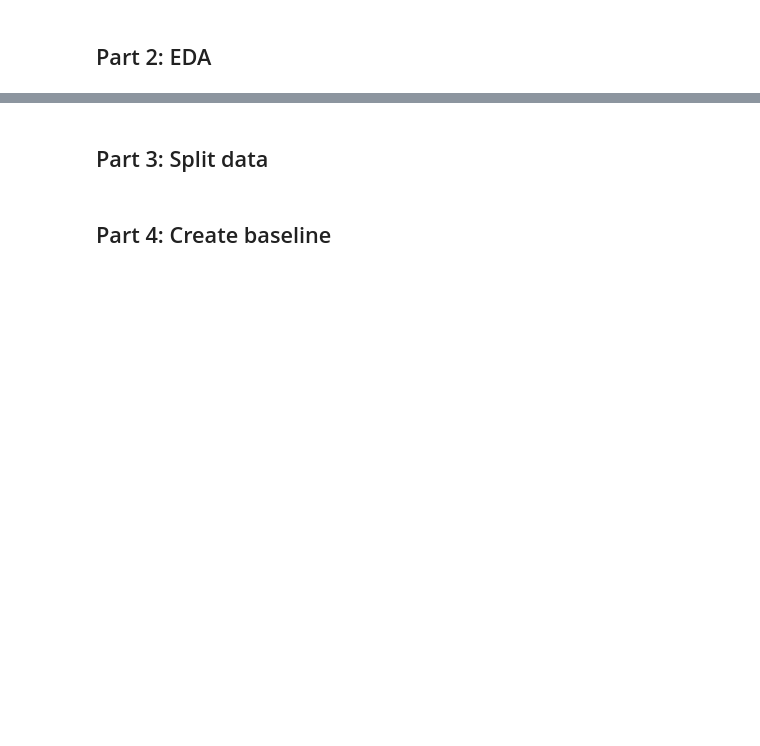
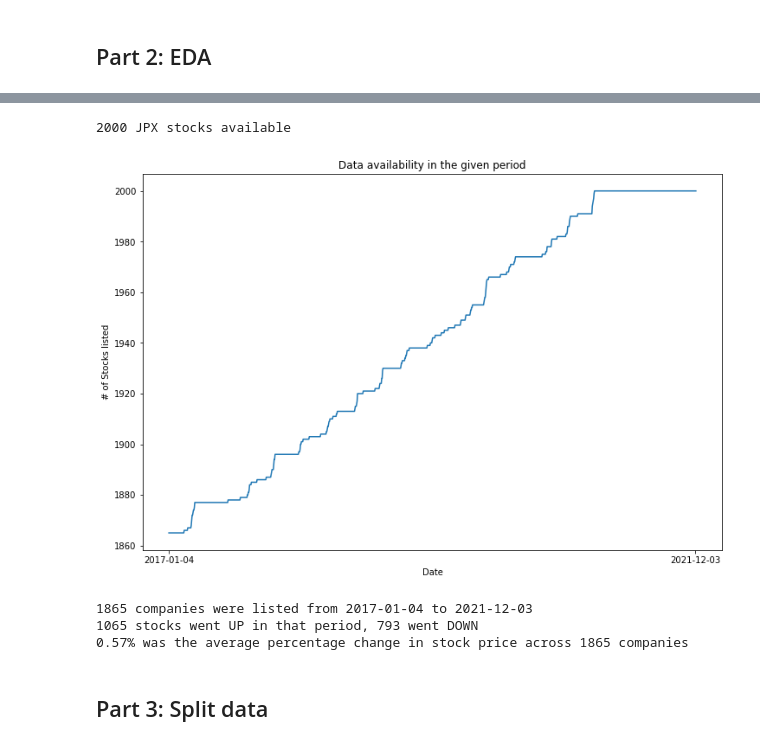
Before and after one commit to JingweiZhang2017/JPX_Tokyo_Stock_Exchange_Prediction, a Jupyter notebook: exploration/stas.ipynb, the cells around one changed output, grey strips where cells are left out. Saved outputs shown, nothing was run; the diff lists cells and outputs as text; code cells hidden in the pictures; blank space fills up the shorter version.

```diff
--- a/exploration/stas.ipynb
+++ b/exploration/stas.ipynb
@@ -36,0 +26,18 @@ stock_prices
+# %%
+stocks = stock_prices['SecuritiesCode'].unique().tolist()
+print(f'{len(stocks)} JPX stocks available')
+# %% [output]
+2000 JPX stocks available
+# %%
+dates = stock_prices.groupby('Date').count().index.tolist()
+num_listed = stock_prices.groupby('Date').count()['RowId'].values.tolist()
+
+plt.figure(figsize=[12,8])
+plt.plot(num_listed)
+plt.xticks([0,1200],[dates[0],dates[-1]])
+plt.xlabel('Date')
+plt.ylabel('# of Stocks listed')
+plt.title('Data availability in the given period')
+plt.show()
+# %% [output]
+[figure, added]
@@ -37,4 +50,10 @@ stock_prices
+# %%
+print(f'{stocks_from_start_change.shape[0]} companies were listed from {dates[0]} to {dates[-1]}')
+print(f'{(stocks_from_start_change>0).sum()[0]} stocks went UP in that period, {(stocks_from_start_change<=0).sum()[0]} went DOWN')
+print(f'{(stocks_from_start_change>0).mean()[0]:.2f}% was the average percentage change in stock price across {stocks_from_start_change.shape[0]} companies')
+# %% [output]
+1865 companies were listed from 2017-01-04 to 2021-12-03
+1065 stocks went UP in that period, 793 went DOWN
+0.57% was the average percentage change in stock price across 1865 companies
 # %% [markdown]
 ## Part 3: Split data
-# %% [markdown]
-## Part 4: Create baseline
```
Also changed, not shown: parts of 28 cells of this notebook.
